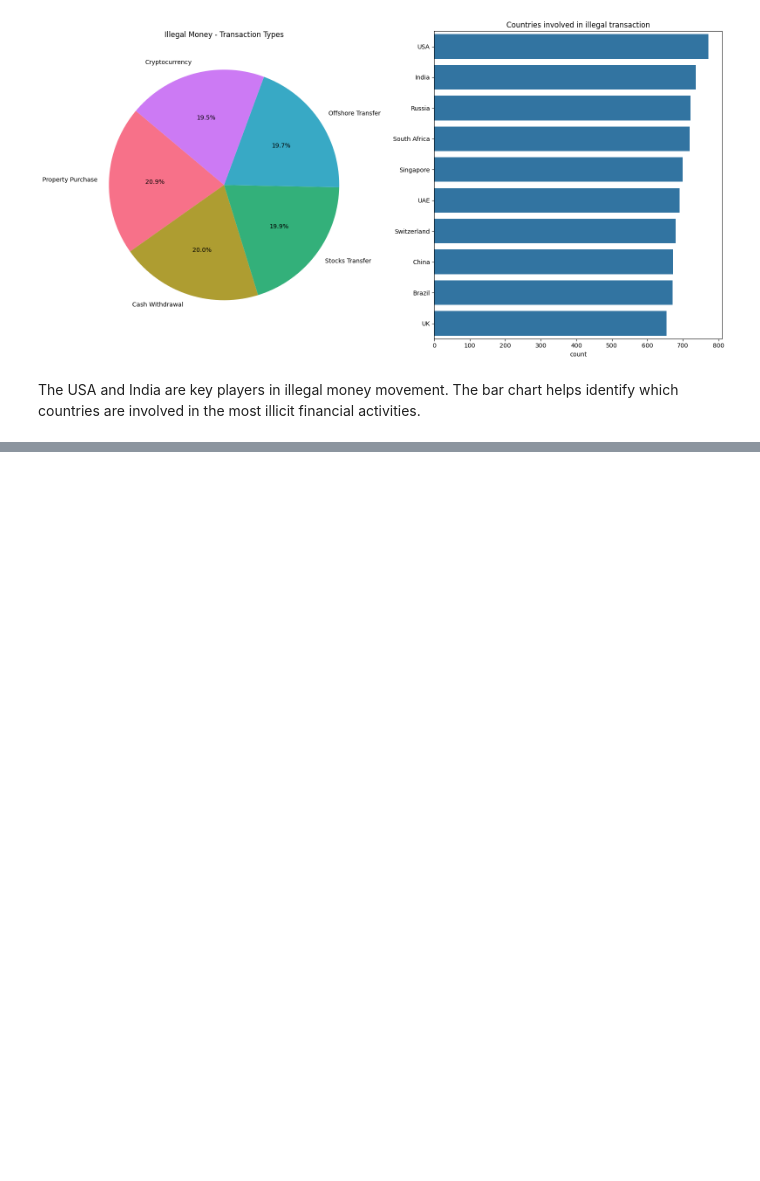
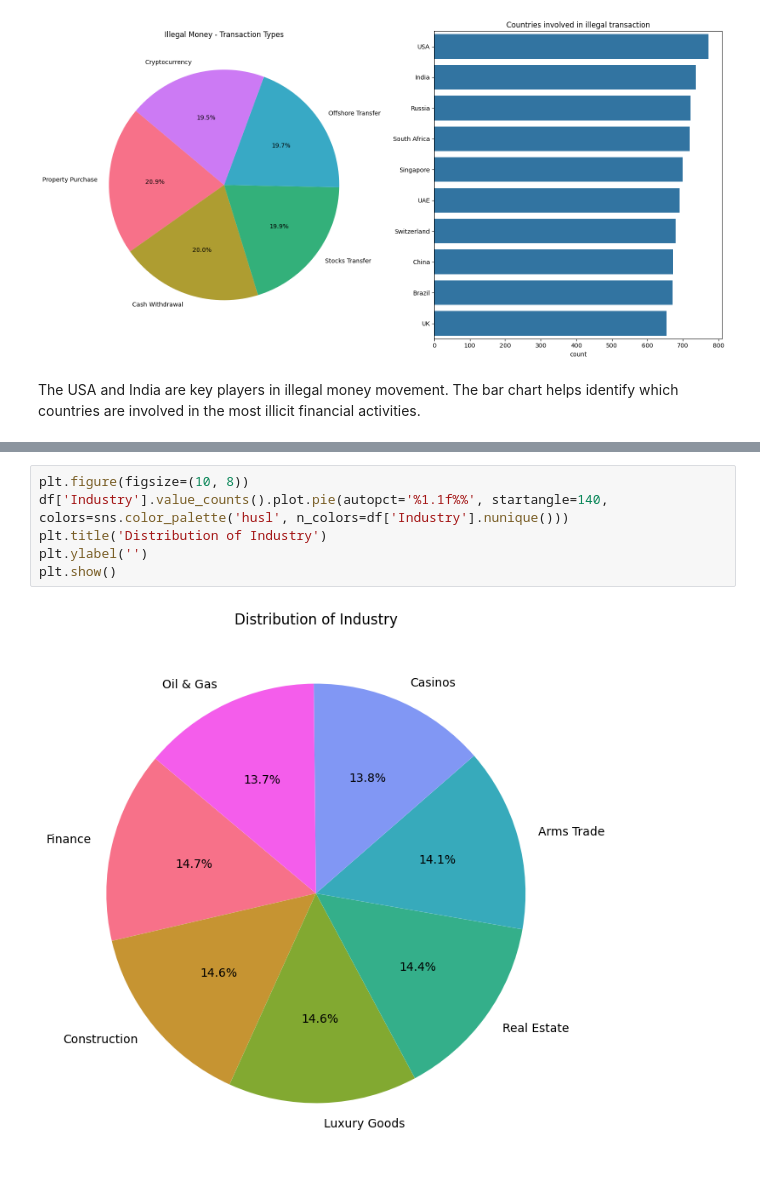
Before and after one commit to muhammadahmed73/Final-Project, a Jupyter notebook: 22031216_UOH_Final_Project.ipynb, the cells around one changed output, grey strips where cells are left out. Saved outputs shown, nothing was run; the diff lists cells and outputs as text; blank space fills up the shorter version.

```diff
--- a/22031216_UOH_Final_Project.ipynb
+++ b/22031216_UOH_Final_Project.ipynb
@@ -358,0 +375,8 @@ The USA and India are key players in illegal money movement. The bar chart helps
+# %%
+plt.figure(figsize=(10, 8))
+df['Industry'].value_counts().plot.pie(autopct='%1.1f%%', startangle=140, colors=sns.color_palette('husl', n_colors=df['Industry'].nunique()))
+plt.title('Distribution of Industry')
+plt.ylabel('')
+plt.show()
+# %% [output]
+[figure, added]
```
Also changed, not shown: parts of 15 cells of this notebook.
